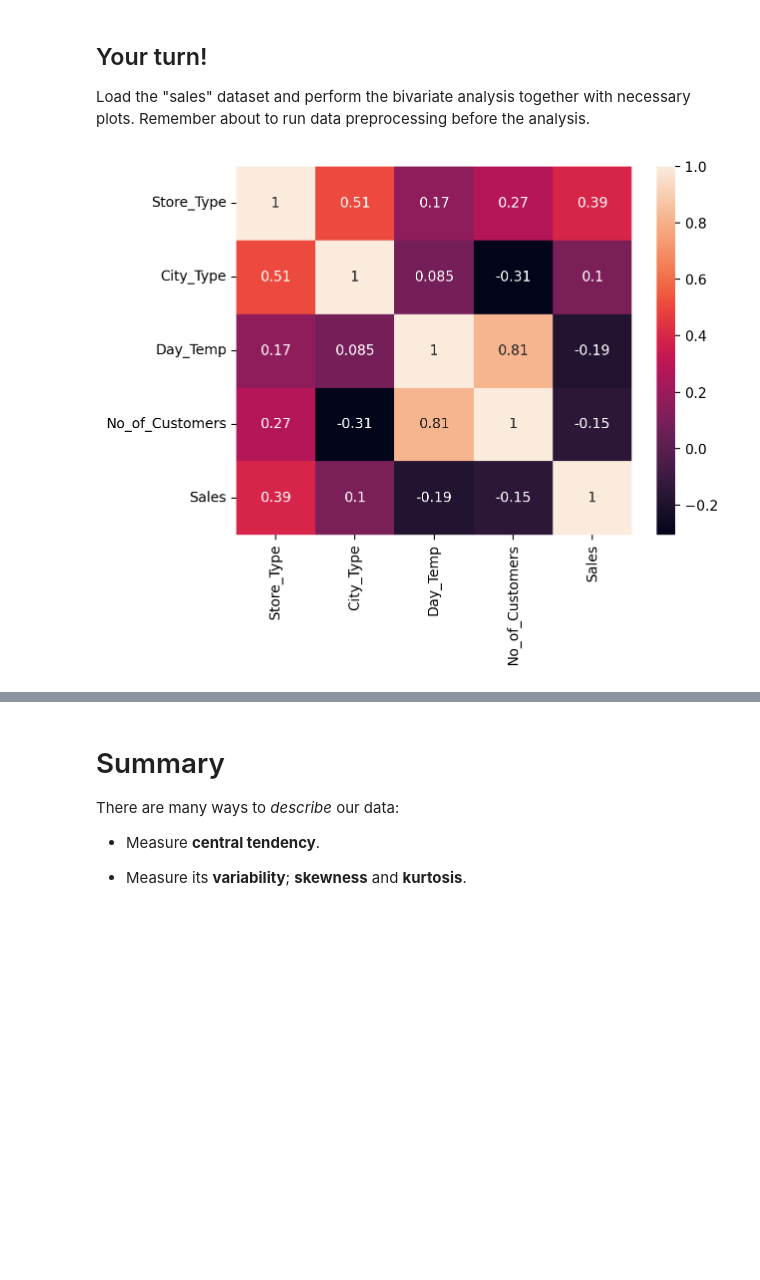
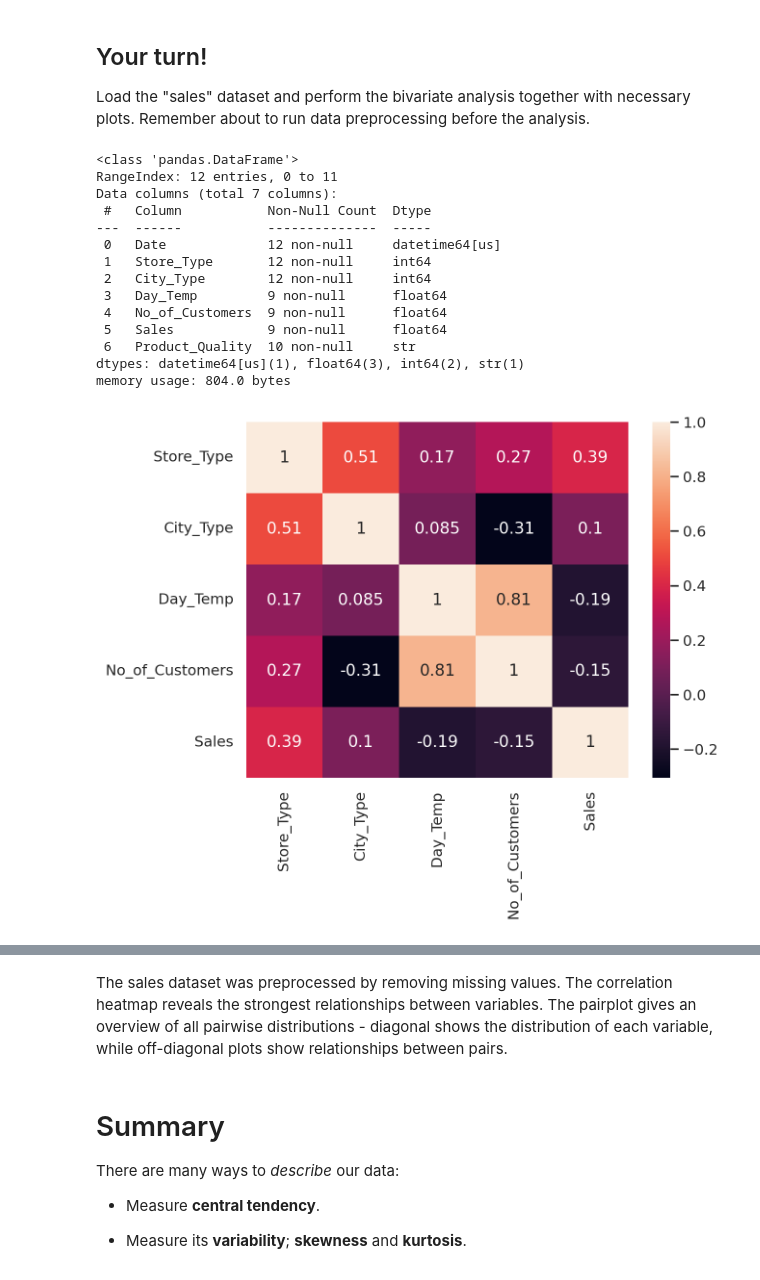
Before and after one commit to 208252/statistics, a Jupyter notebook: 10-bivariate.ipynb, the cells around one changed output, grey strips where cells are left out. Saved outputs shown, nothing was run; the diff lists cells and outputs as text; code cells hidden in the pictures; blank space fills up the shorter version.

```diff
--- a/10-bivariate.ipynb
+++ b/10-bivariate.ipynb
@@ -578,16 +578,31 @@ Load the "sales" dataset and perform the bivariate analysis together with necess
 # %%
 df_sales = pd.read_excel("data/sales.xlsx")
 df_sales.head(5)
+df_sales.info()
 
 df_sales = df_sales.dropna()
 
 import seaborn as sns
 import matplotlib.pyplot as plt
 
 sns.heatmap(df_sales.corr(numeric_only=True), annot=True)
 plt.show()
 
 sns.pairplot(df_sales)
 plt.show()
 # %% [output]
+<class 'pandas.DataFrame'>
+RangeIndex: 12 entries, 0 to 11
+Data columns (total 7 columns):
+ #   Column           Non-Null Count  Dtype
+---  ------           --------------  -----
+ 0   Date             12 non-null     datetime64[us]
+ 1   Store_Type       12 non-null     int64
+ 2   City_Type        12 non-null     int64
+ 3   Day_Temp         9 non-null      float64
+ 4   No_of_Customers  9 non-null      float64
+ 5   Sales            9 non-null      float64
+ 6   Product_Quality  10 non-null     str
+dtypes: datetime64[us](1), float64(3), int64(2), str(1)
+memory usage: 804.0 bytes
-[figure, old version]
+[figure, new version]
@@ -595,3 +610,5 @@ plt.show()
+# %% [markdown]
+The sales dataset was preprocessed by removing missing values. The correlation heatmap reveals the strongest relationships between variables. The pairplot gives an overview of all pairwise distributions - diagonal shows the distribution of each variable, while off-diagonal plots show relationships between pairs.
 # %% [markdown]
 # Summary
 
```
Also changed, not shown: parts of 9 cells of this notebook, 1 other file.
